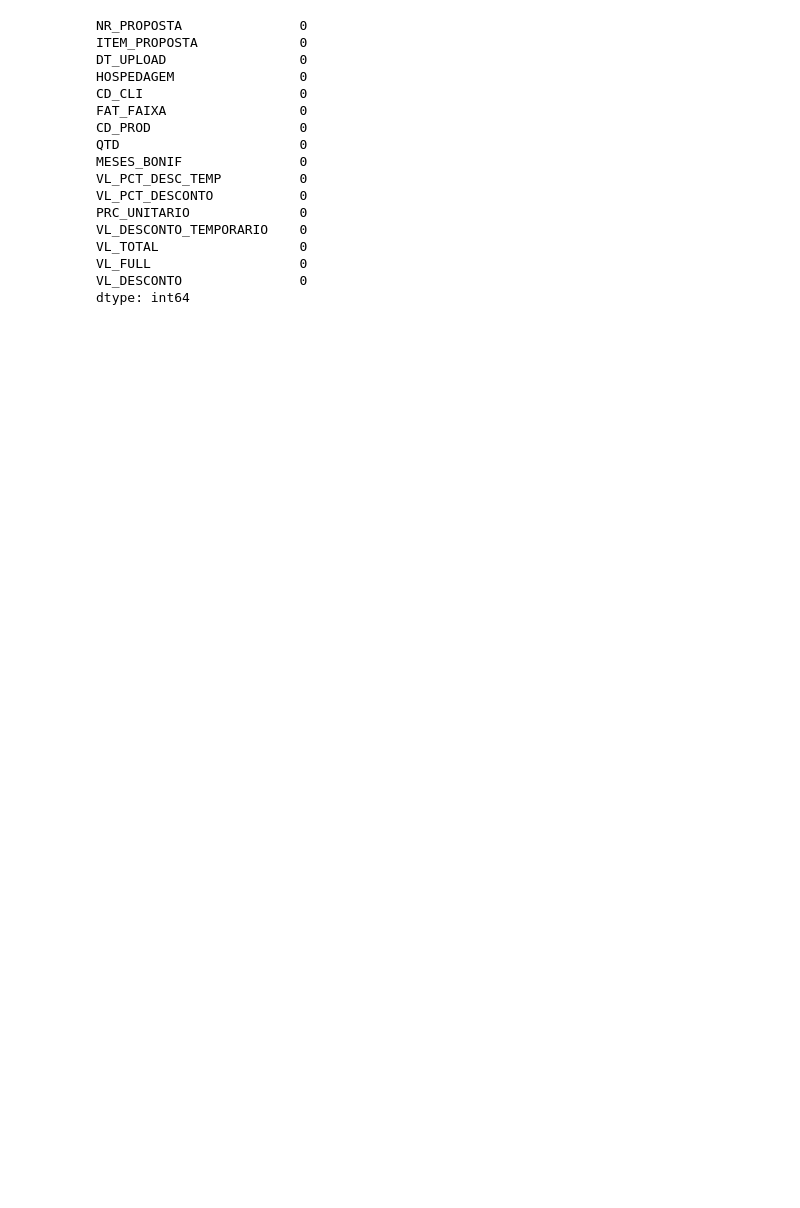
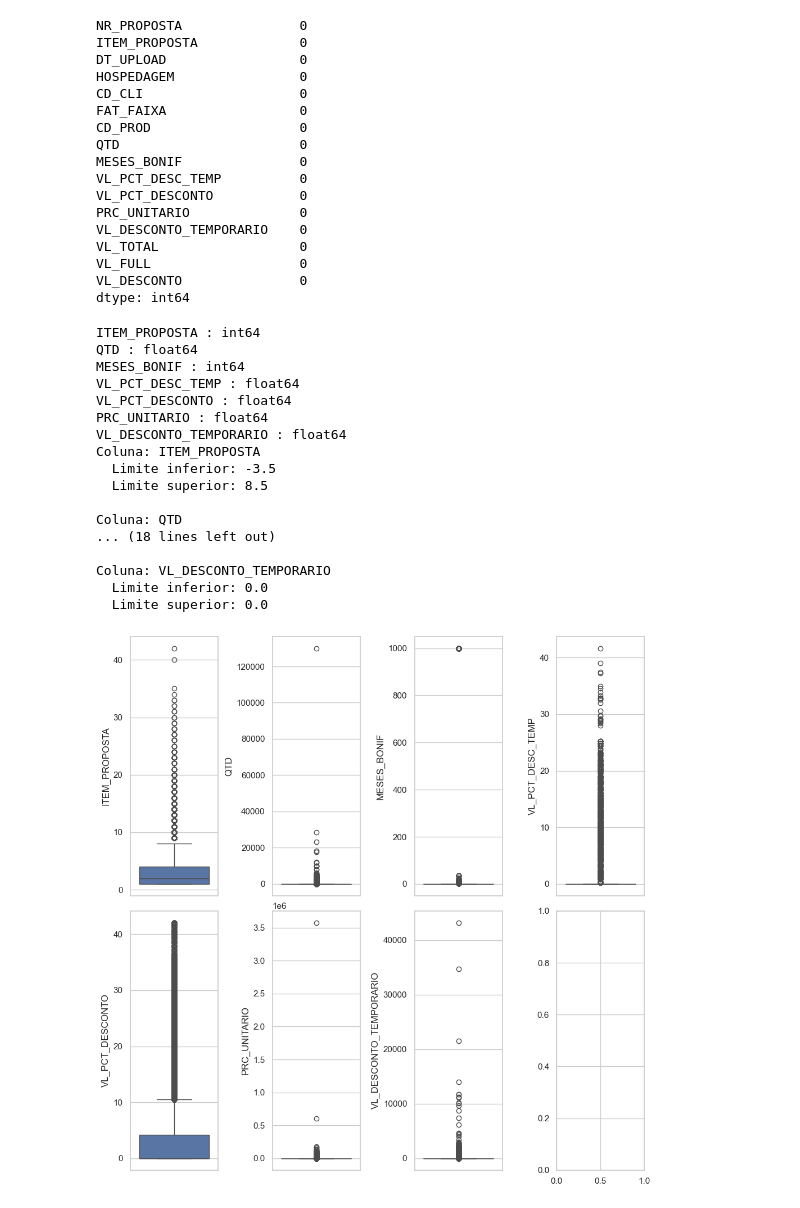
Before and after one commit to bonett1/E-Commerce-Analysis, a Jupyter notebook: totvs_notebook.ipynb, the cells around one changed output. Cells and saved outputs as stored; diff of their text form; code cells hidden in the pictures; blank space fills up the shorter version.

```diff
--- a/totvs_notebook.ipynb
+++ b/totvs_notebook.ipynb
@@ -334,0 +340,18 @@ memory usage: 2.8+ MB
+# %%
+#alterando tipos de dados
+df_historico['NR_PROPOSTA'] = df_historico['NR_PROPOSTA'].astype('category')
+df_historico['ITEM_PROPOSTA'] = df_historico['ITEM_PROPOSTA'].astype(int)
+df_historico['DT_UPLOAD'] = pd.to_datetime(df_historico['DT_UPLOAD'])
+df_historico['HOSPEDAGEM'] = df_historico['HOSPEDAGEM'].astype('string')
+df_historico['CD_CLI'] = df_historico['CD_CLI'].astype('category')
+df_historico['FAT_FAIXA'] = df_historico['FAT_FAIXA'].astype('string')
+df_historico['CD_PROD'] = df_historico['CD_PROD'].astype('category')
+df_historico['QTD'] = df_historico['QTD'].str.replace(',','.', regex=False).astype(float).round(1)
+df_historico['MESES_BONIF'] = df_historico['MESES_BONIF'].astype(int)
+df_historico['VL_PCT_DESC_TEMP'] = df_historico['VL_PCT_DESC_TEMP'].str.replace(',','.', regex=False).astype(float).round(2)
+df_historico['VL_PCT_DESCONTO'] = df_historico['VL_PCT_DESCONTO'].str.replace(',','.', regex=False).astype(float).round(2)
+df_historico['PRC_UNITARIO'] = df_historico['PRC_UNITARIO'].str.replace(',','.', regex=False).astype(float).round(2)
+df_historico['VL_DESCONTO_TEMPORARIO'] = df_historico['VL_DESCONTO_TEMPORARIO'].str.replace(',','.', regex=False).astype(float).round(2)
+df_historico['VL_TOTAL'] = df_historico['VL_TOTAL'].str.replace(',','.', regex=False).astype(float).round(2)
+df_historico['VL_FULL'] = df_historico['VL_FULL'].str.replace(',','.', regex=False).astype(float).round(2)
+df_historico['VL_DESCONTO'] = df_historico['VL_DESCONTO'].str.replace(',','.', regex=False).astype(float).round(2)
@@ -352,3 +395,63 @@ VL_TOTAL                  0
 VL_FULL                   0
 VL_DESCONTO               0
 dtype: int64
+# %%
+#carregar variaveis para plot
+variaveis_numericas = []
+for i in df_historico.columns[0:13].tolist():
+        if df_historico.dtypes[i] == 'int64' or df_historico.dtypes[i] == 'float64':
+            print(i, ':' , df_historico.dtypes[i])
+            variaveis_numericas.append(i)
+
+
+
+plt.rcParams["figure.figsize"] = [10.00, 10.00]
+plt.rcParams["figure.autolayout"] = True
+
+plt.rcParams['font.size'] = 8
+plt.rcParams['axes.titlesize'] = 15
+
+f, axes = plt.subplots(2,4) #4 linhas e 3 colunas
+
+linha = 0
+coluna = 0
+for i in variaveis_numericas:
+    sns.boxplot(data = df_historico, y=i, ax=axes[linha][coluna])
+    coluna += 1
+    if coluna == 4:
+        linha += 1
+        coluna = 0
+
+# Loop para calcular os limites inferior e superior para cada coluna
+for coluna in variaveis_numericas:
+    Q1 = df_historico[coluna].quantile(0.25)
+    Q3 = df_historico[coluna].quantile(0.75)
+    IQR = Q3 - Q1
+
+    limite_inferior = Q1 - 1.5 * IQR
+    limite_superior = Q3 + 1.5 * IQR
+
+    print(f'Coluna: {coluna}')
+    print(f'  Limite inferior: {limite_inferior}')
+    print(f'  Limite superior: {limite_superior}\n')
+
+plt.show()
+# %% [output]
+ITEM_PROPOSTA : int64
+QTD : float64
+MESES_BONIF : int64
+VL_PCT_DESC_TEMP : float64
+VL_PCT_DESCONTO : float64
+PRC_UNITARIO : float64
+VL_DESCONTO_TEMPORARIO : float64
+Coluna: ITEM_PROPOSTA
+  Limite inferior: -3.5
+  Limite superior: 8.5
+
+Coluna: QTD
+... (18 lines left out)
+
+Coluna: VL_DESCONTO_TEMPORARIO
+  Limite inferior: 0.0
+  Limite superior: 0.0
+[figure, added]
```
Also changed, not shown: parts of 17 cells of this notebook.
